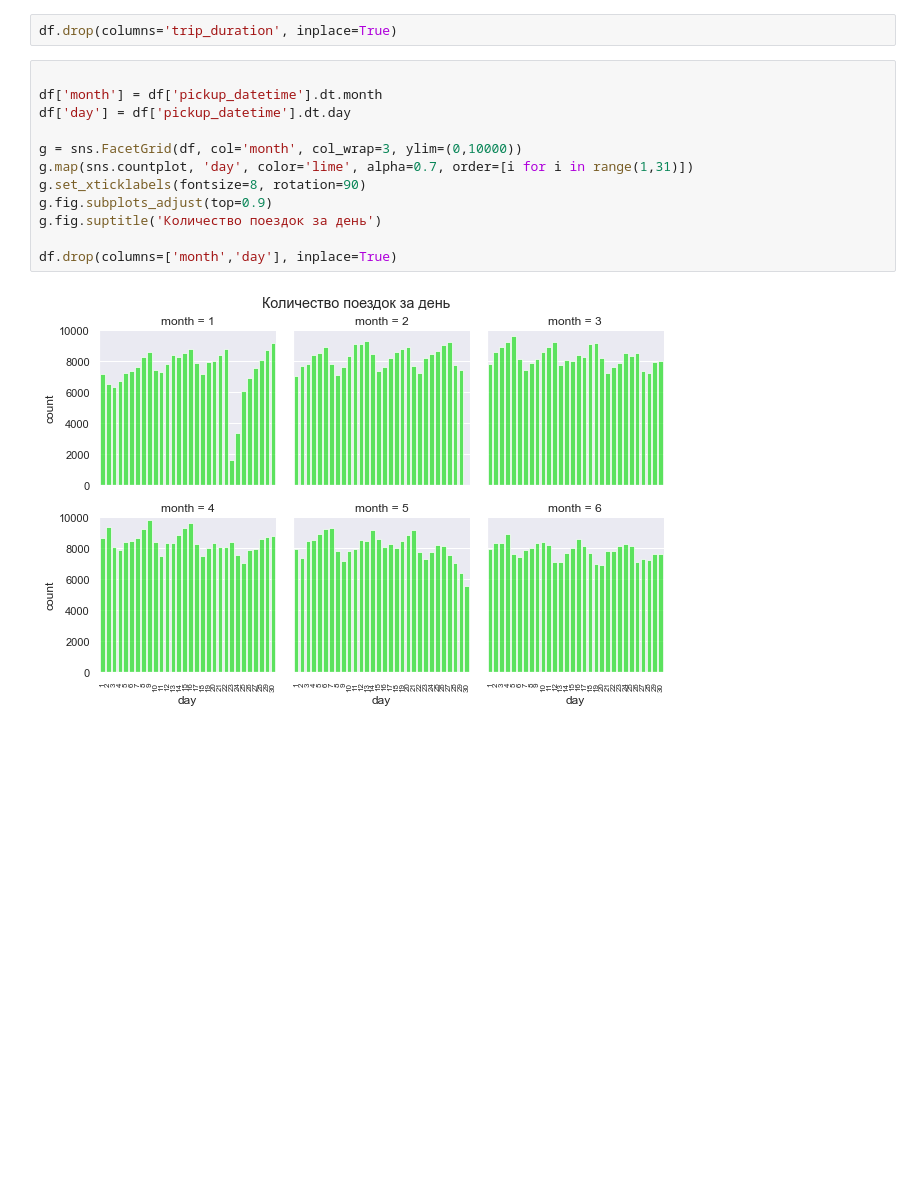
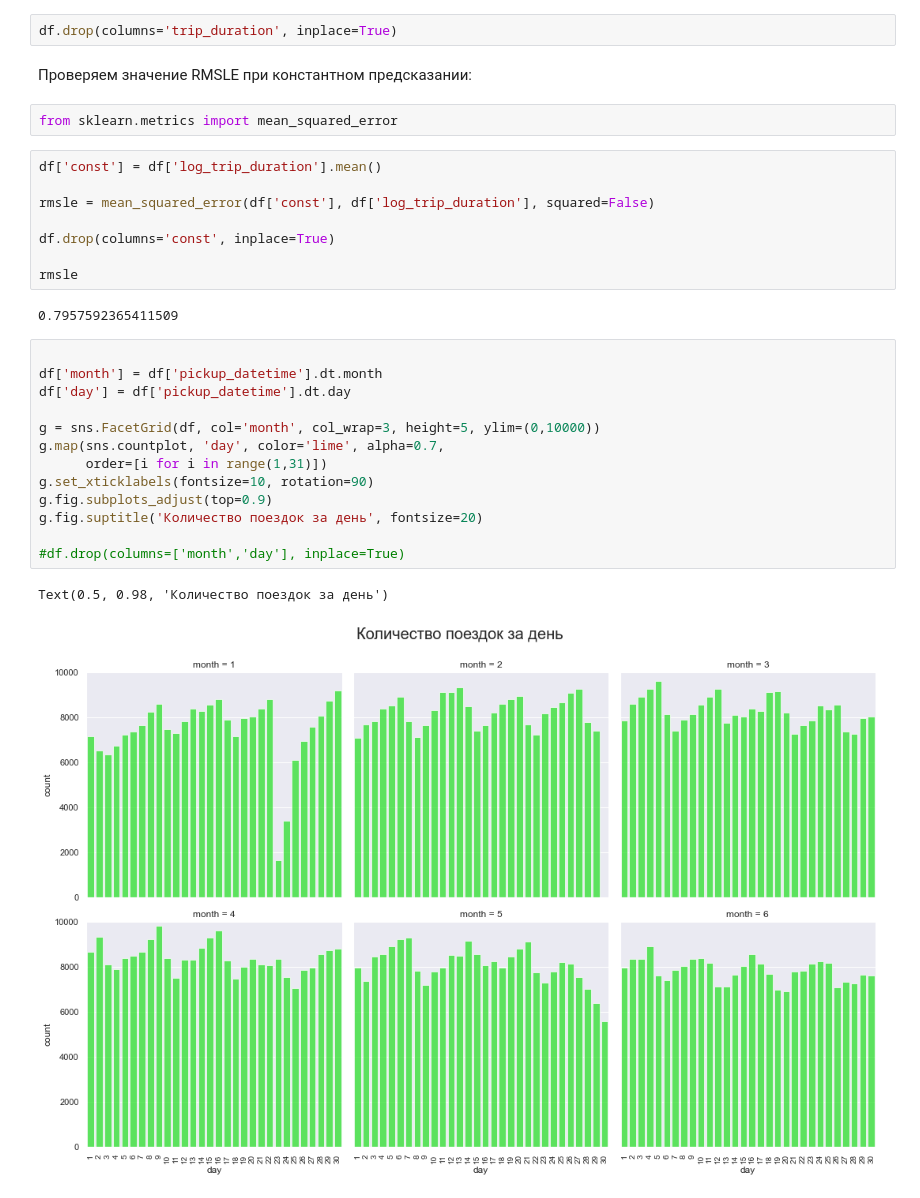
Before and after one commit to AndreyCh20/ml-course-hse-homeworks, a Jupyter notebook: 2/hw2.ipynb, the cells around one changed output. Cells and saved outputs as stored; diff of their text form; blank space fills up the shorter version.

```diff
--- a/2/hw2.ipynb
+++ b/2/hw2.ipynb
@@ -77,20 +73,36 @@ sns.displot(df['log_trip_duration'], bins=11, kde=True)
 Удаляем первоначальный таргет:
 # %%
 df.drop(columns='trip_duration', inplace=True)
+# %% [markdown]
+Проверяем значение RMSLE при константном предсказании:
+# %%
+from sklearn.metrics import mean_squared_error
+# %%
+df['const'] = df['log_trip_duration'].mean()
+
+rmsle = mean_squared_error(df['const'], df['log_trip_duration'], squared=False)
+
+df.drop(columns='const', inplace=True)
+
+rmsle
+# %% [output]
+0.7957592365411509
 # %%
 
 df['month'] = df['pickup_datetime'].dt.month
 df['day'] = df['pickup_datetime'].dt.day
 
-g = sns.FacetGrid(df, col='month', col_wrap=3, ylim=(0,10000))
-g.map(sns.countplot, 'day', color='lime', alpha=0.7, order=[i for i in range(1,31)])
-g.set_xticklabels(fontsize=8, rotation=90)
+g = sns.FacetGrid(df, col='month', col_wrap=3, height=5, ylim=(0,10000))
+g.map(sns.countplot, 'day', color='lime', alpha=0.7,
+      order=[i for i in range(1,31)])
+g.set_xticklabels(fontsize=10, rotation=90)
 g.fig.subplots_adjust(top=0.9)
-g.fig.suptitle('Количество поездок за день')
+g.fig.suptitle('Количество поездок за день', fontsize=20)
 
-df.drop(columns=['month','day'], inplace=True)
+#df.drop(columns=['month','day'], inplace=True)
 # %% [output]
+Text(0.5, 0.98, 'Количество поездок за день')
-[figure, old version]
+[figure, new version]
 # %% [markdown]
 На графиках видны несколько дней, в которых количество поездок было значительно ниже, чем обычно:
 * 23-24 января 2016 (в эти дни в Нью-Йорке была аномальная метель)
```
Also changed, not shown: parts of 24 cells of this notebook, 1 other file.
